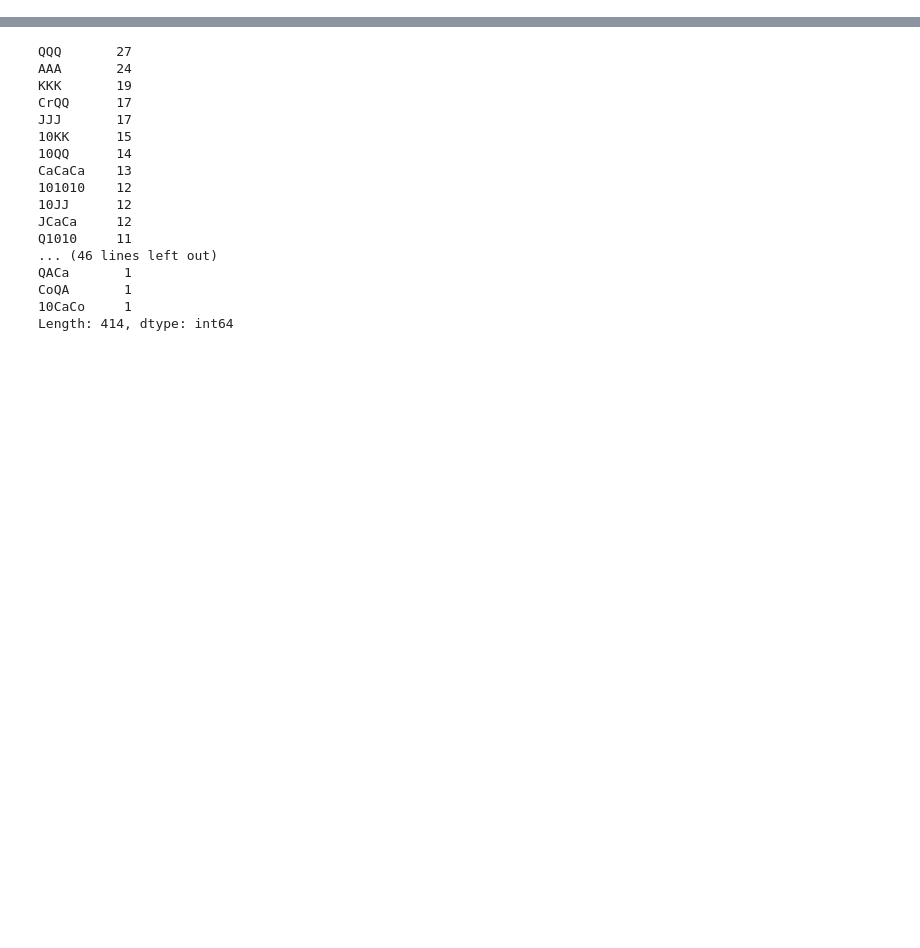
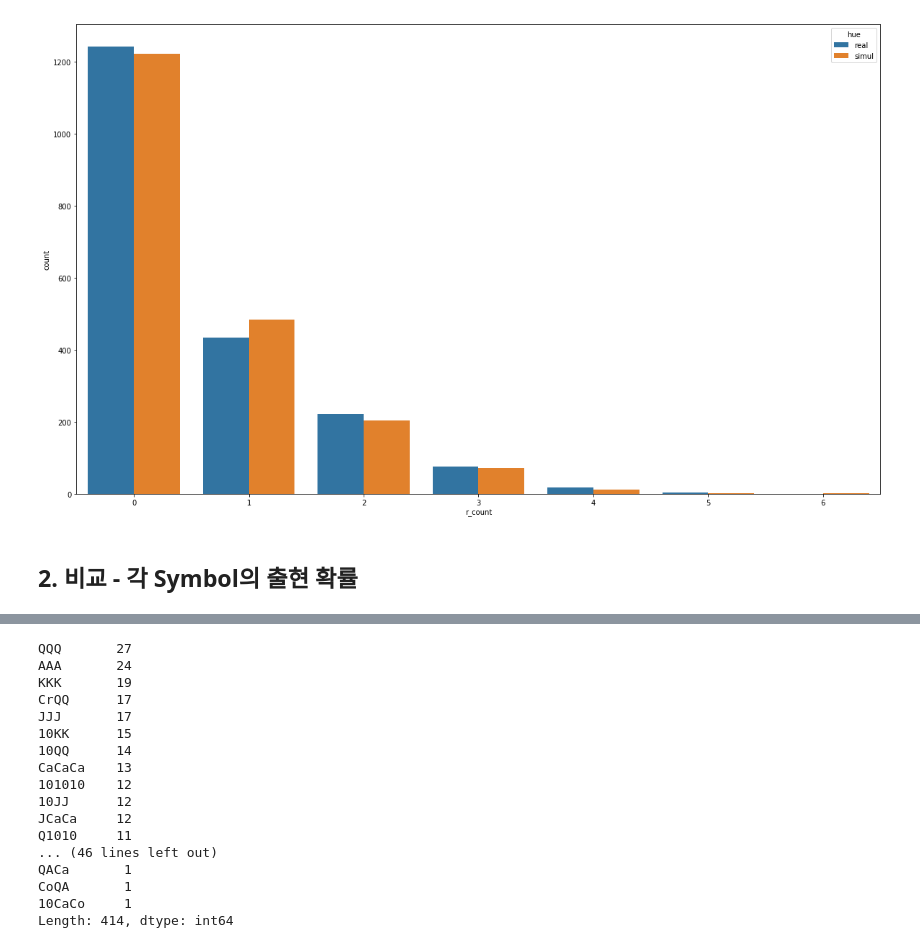
Before and after one commit to Jaepal/data-science-portfolio, a Jupyter notebook: slot_machine/Data_Exploration.ipynb, the cells around one changed output, grey strips where cells are left out. Cells and saved outputs as stored; diff of their text form; code cells hidden in the pictures; blank space fills up the shorter version.

```diff
--- a/slot_machine/Data_Exploration.ipynb
+++ b/slot_machine/Data_Exploration.ipynb
@@ -21,0 +160,4 @@ print(len(slot_result), len(slot_result) // 15)
+# %%
+r_count_r = []
+for game in slot_result_per_game:
+    r_count_r.append(game.count('R'))
@@ -21,0 +174,4 @@ print(len(slot_result), len(slot_result) // 15)
+# %%
+r_count_s = []
+for game in simul_result_per_game:
+    r_count_s.append(game.count('R'))
@@ -22,3 +189,15 @@ print(len(slot_result), len(slot_result) // 15)
+# %%
+df_rich = pd.DataFrame(columns=['r_count', 'hue'])
+df_rich['r_count'] = r_count_r + r_count_s
+df_rich['hue'] = ['real'] * 2000 + ['simul'] * 2000
+# %%
+plt.figure(figsize=(20,12))
+sns.countplot(x='r_count', data=df_rich, hue='hue')
+plt.show()
+# %% [output]
+[figure, added]
+# %% [markdown]
+## 2. 비교 - 각 Symbol의 출현 확률
 # %%
 slot_result['classname'].value_counts() / len(slot_result) * 100
 # %% [output]
```
Also changed, not shown: parts of 64 cells of this notebook.
